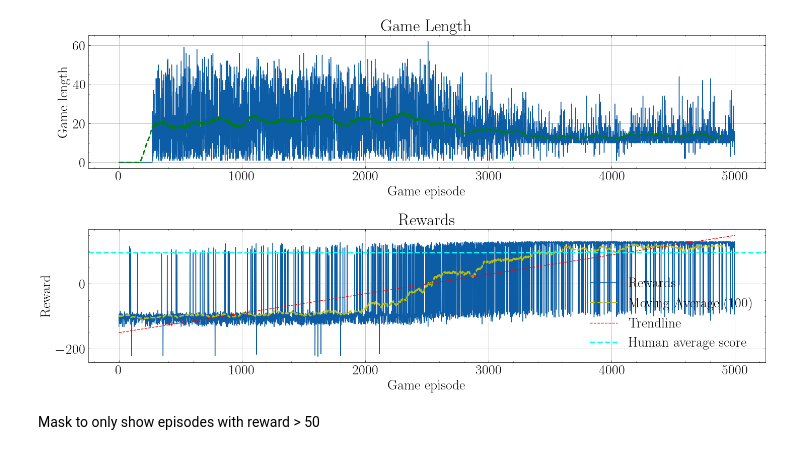
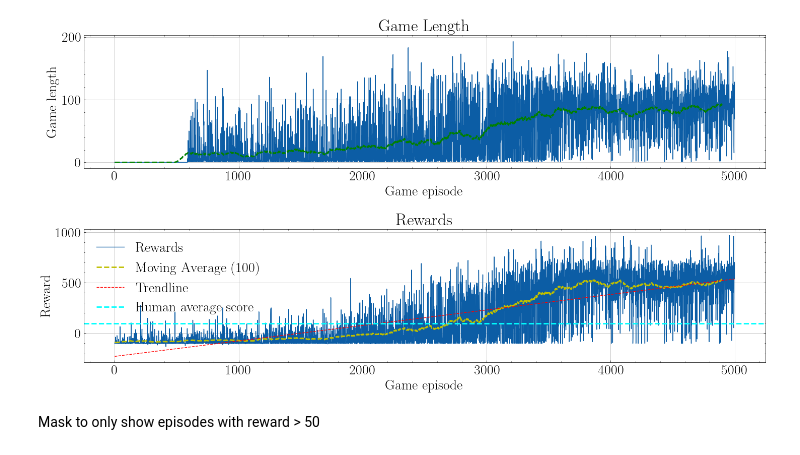
Before and after one commit to LinusKullmyr/Pacman, a Jupyter notebook: Visualize_Logging.ipynb, the cells around one changed output. Drawn from its saved outputs; the diff is of its cells as text; code cells hidden in the pictures.

```diff
--- a/Visualize_Logging.ipynb
+++ b/Visualize_Logging.ipynb
@@ -15,7 +15,8 @@ def movingAverage(data, window_size):
     return (cumsum[window_size:] - cumsum[:-window_size]) / window_size
 # %%
 path = "logs/"
-path += "240513_131818_MediumGrid"
+path += "240513_145947"
+humanScore = 692
 
 gameLength = np.load(f"{path}/game_length_tracker.npy")
 rewards = np.load(f"{path}/reward_tracker.npy")
@@ -33,35 +34,35 @@ plt.xlabel('Game episode')
 plt.ylabel('Game length')
 plt.grid()
 
 plt.subplot(212)
 plt.plot(rewards, label = 'Rewards')
 plt.plot(rewardsMA, 'y--', label=f'Moving Average ({window_size})', linewidth = 2)
 plt.title('Rewards')
 plt.xlabel('Game episode')
 plt.ylabel('Reward')
 plt.grid()
 
 # trendline
 z = np.polyfit(np.arange(len(rewards)), rewards, 1)
 p = np.poly1d(z)
 plt.plot(p(np.arange(len(rewards))), 'r--', label='Trendline')
 
 
 ## add horizontal line at y=97
 
-plt.axhline(y=97, color="cyan", linestyle='--', linewidth = 2, label="Human average score")
+plt.axhline(y=humanScore, color="cyan", linestyle='--', linewidth = 2, label="Human average score")
 
 plt.legend()
 
 
 plt.tight_layout()
 
 # save the plot
 # plt.savefig(f"{path}/plot.eps", format="eps")
 
 plt.show()
 # %% [output]
-[figure, old version]
+[figure, new version]
 # %% [markdown]
 Mask to only show episodes with reward > 50
 # %%
```
Also changed, not shown: parts of 2 cells of this notebook.
